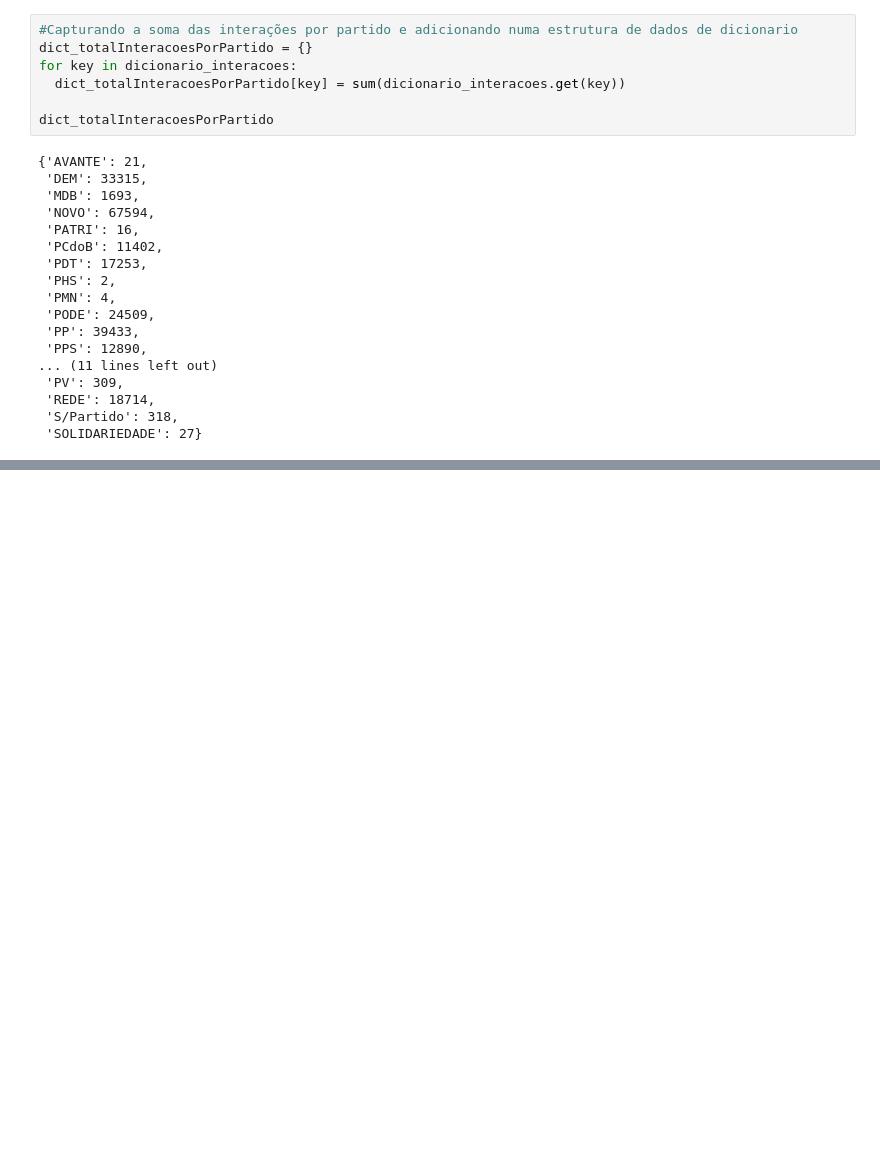
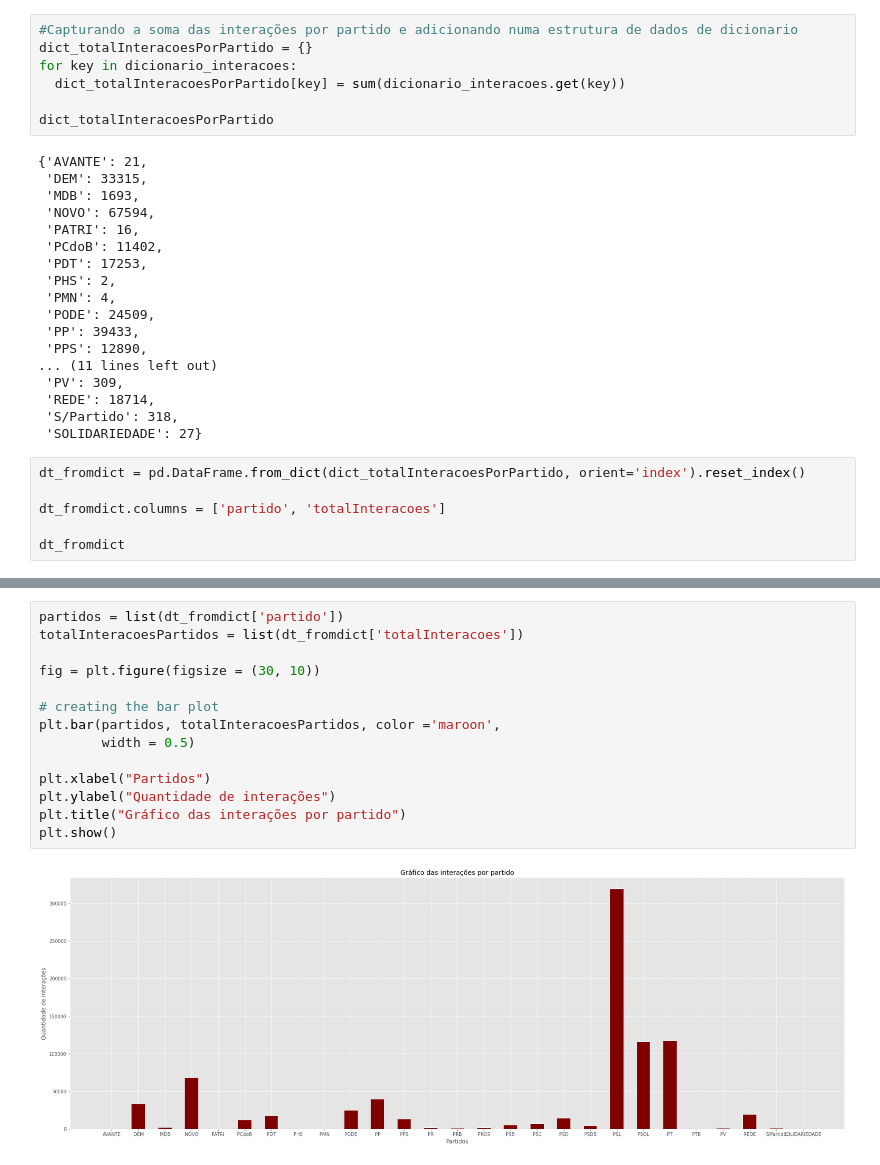
Before and after one commit to hiagonfs/analise_parlamentar, a Jupyter notebook: tcc_1first.ipynb, the cells around one changed output, grey strips where cells are left out. Drawn from its saved outputs; the diff is of its cells as text; blank space fills up the shorter version.

```diff
--- a/tcc_1first.ipynb
+++ b/tcc_1first.ipynb
@@ -216,3 +214,9 @@ dict_totalInteracoesPorPartido
  'REDE': 18714,
  'S/Partido': 318,
  'SOLIDARIEDADE': 27}
+# %%
+dt_fromdict = pd.DataFrame.from_dict(dict_totalInteracoesPorPartido, orient='index').reset_index()
+
+dt_fromdict.columns = ['partido', 'totalInteracoes']
+
+dt_fromdict
@@ -218,0 +241,16 @@ dict_totalInteracoesPorPartido
+# %%
+partidos = list(dt_fromdict['partido'])
+totalInteracoesPartidos = list(dt_fromdict['totalInteracoes'])
+
+fig = plt.figure(figsize = (30, 10))
+
+# creating the bar plot
+plt.bar(partidos, totalInteracoesPartidos, color ='maroon',
+        width = 0.5)
+
+plt.xlabel("Partidos")
+plt.ylabel("Quantidade de interações")
+plt.title("Gráfico das interações por partido")
+plt.show()
+# %% [output]
+[figure, added]
```
Also changed, not shown: parts of 2 cells of this notebook.
